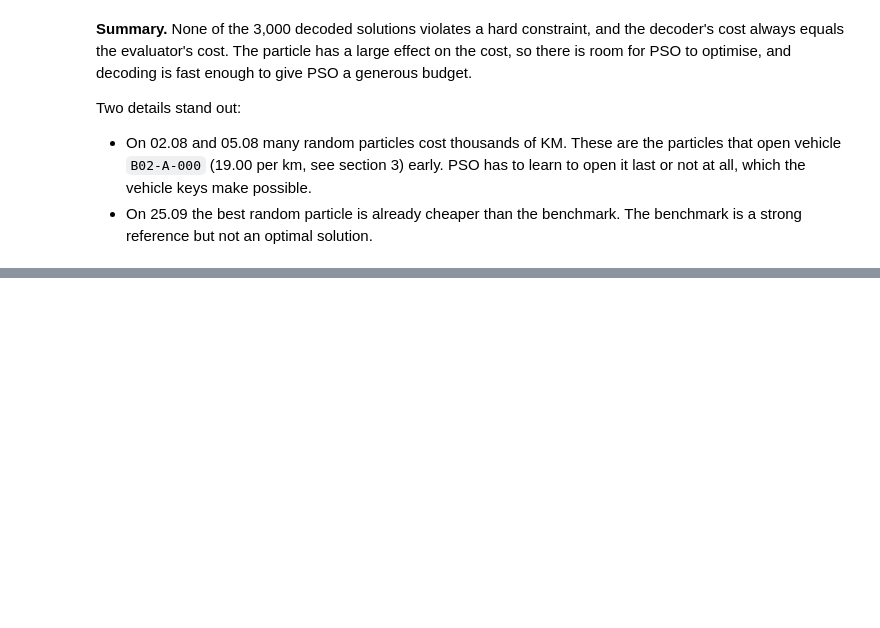
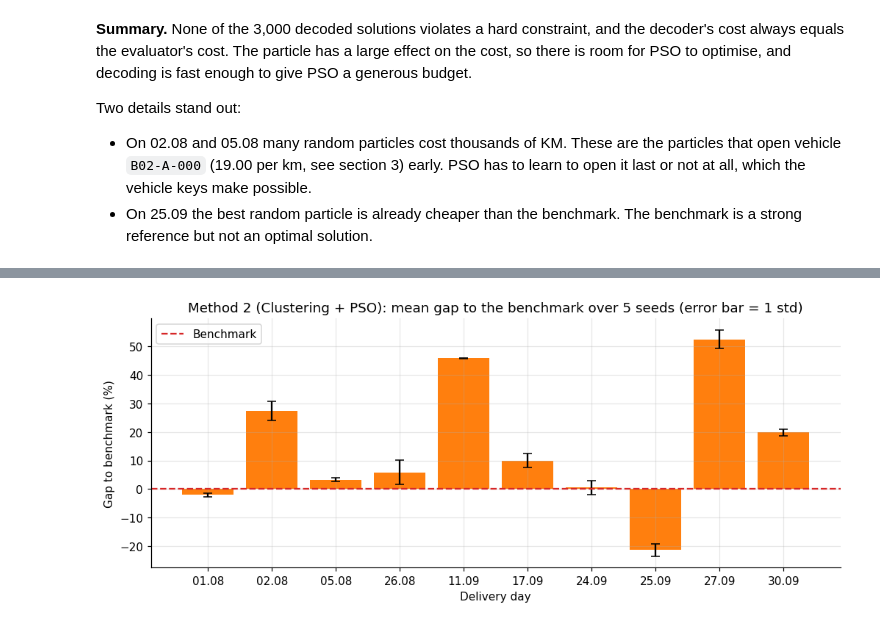
Before and after one commit to Anjar425/vrp-pso-clustering, a Jupyter notebook: notebooks/VRP.ipynb, the cells around one changed output, grey strips where cells are left out. Drawn from its saved outputs; the diff is of its cells as text; code cells hidden in the pictures; blank space fills up the shorter version.

```diff
--- a/notebooks/VRP.ipynb
+++ b/notebooks/VRP.ipynb
@@ -2024,0 +2258,6 @@ plt.show()
+# %%
+m2_days = day_table(m2["summary"])
+extra = m2["summary"].groupby("ROUTE_ID")[["CLUSTERS", "REPAIRED"]].agg({"CLUSTERS": "first", "REPAIRED": "sum"})
+m2_days["clusters"] = [extra.loc[r, "CLUSTERS"] for r in ROUTE_IDS] + [np.nan]
+m2_days["repaired_customers"] = [extra.loc[r, "REPAIRED"] for r in ROUTE_IDS] + [extra["REPAIRED"].sum()]
+m2_days.round(2)
@@ -2024,0 +2277,13 @@ plt.show()
+# %%
+fig, ax = plt.subplots(figsize=(11, 4))
+d = m2_days.iloc[:-1]
+ax.bar(labels, d["gap_mean_%"], yerr=100 * d["cost_std"] / d["benchmark"], capsize=4, color="tab:orange")
+ax.axhline(0, color="tab:red", linestyle="--", label="Benchmark")
+ax.set_xlabel("Delivery day")
+ax.set_ylabel("Gap to benchmark (%)")
+ax.set_title("Method 2 (Clustering + PSO): mean gap to the benchmark over 5 seeds (error bar = 1 std)")
+ax.legend()
+save_figure(fig, "method2_gap_per_day")
+plt.show()
+# %% [output]
+[figure, added]
```
Also changed, not shown: parts of 67 cells of this notebook, 7 other files.
